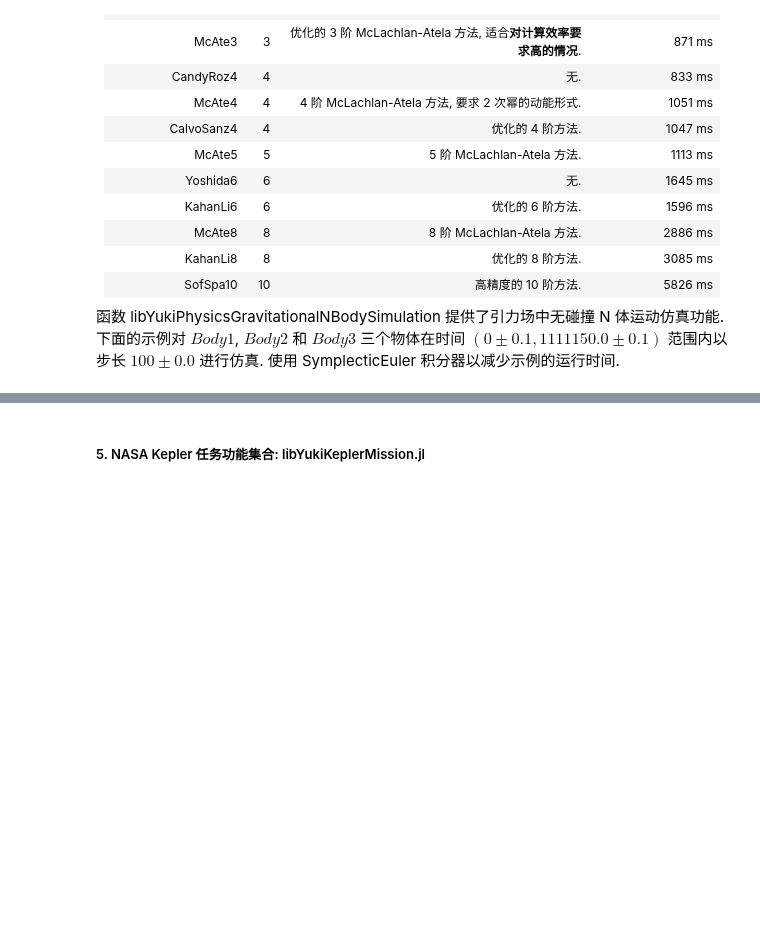
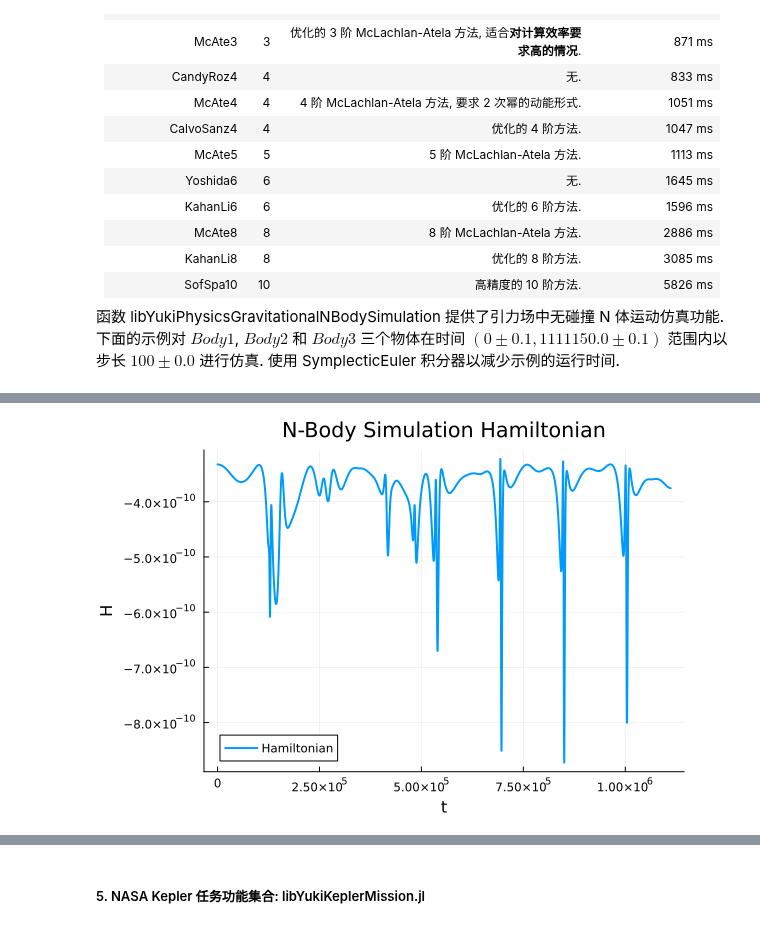
Before and after one commit to YukiNix/libYuki, a Jupyter notebook: exampleJulia.ipynb, the cells around one changed output, grey strips where cells are left out. Drawn from its saved outputs; the diff is of its cells as text; code cells hidden in the pictures; blank space fills up the shorter version.

```diff
--- a/exampleJulia.ipynb
+++ b/exampleJulia.ipynb
@@ -263,0 +466,14 @@ plot!(xlabel="x", ylabel="y", aspect_ratio=1, legend=:outertopright)
+# %%
+hamiltonians = libYukiPhysicsNBodySimulationGravitationalHamiltonian(
+	bodiesSimulation, libYukiConstantGravitationalConstant);
+
+plot();
+plot!(
+	Measurements.value.(times),
+	Measurements.value.(hamiltonians),
+	lw=2, label = "Hamiltonian");
+plot!(
+	xlabel="t", ylabel="H",
+	legend=:bottomleft, title = "N-Body Simulation Hamiltonian")
+# %% [output]
+[figure, added]
```
Also changed, not shown: parts of 29 cells of this notebook, 7 other files.
